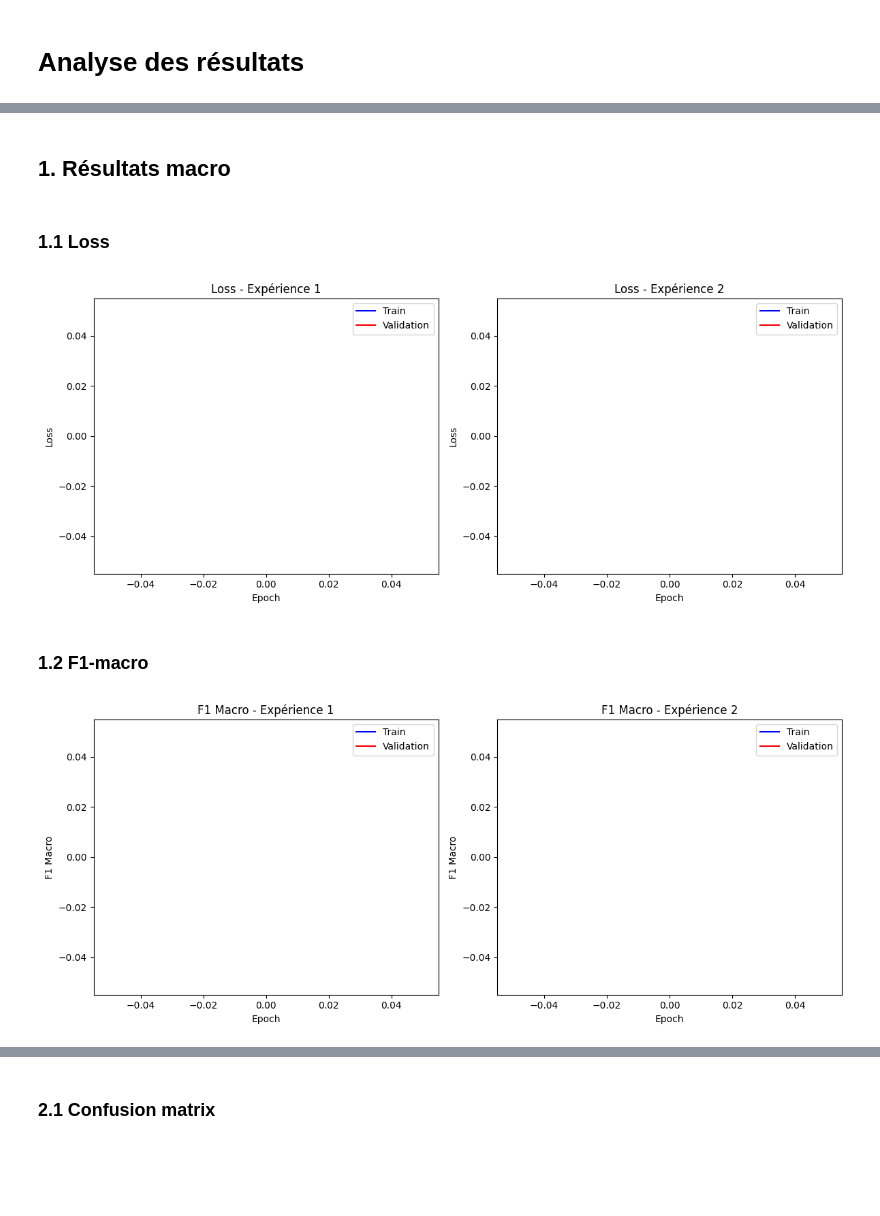
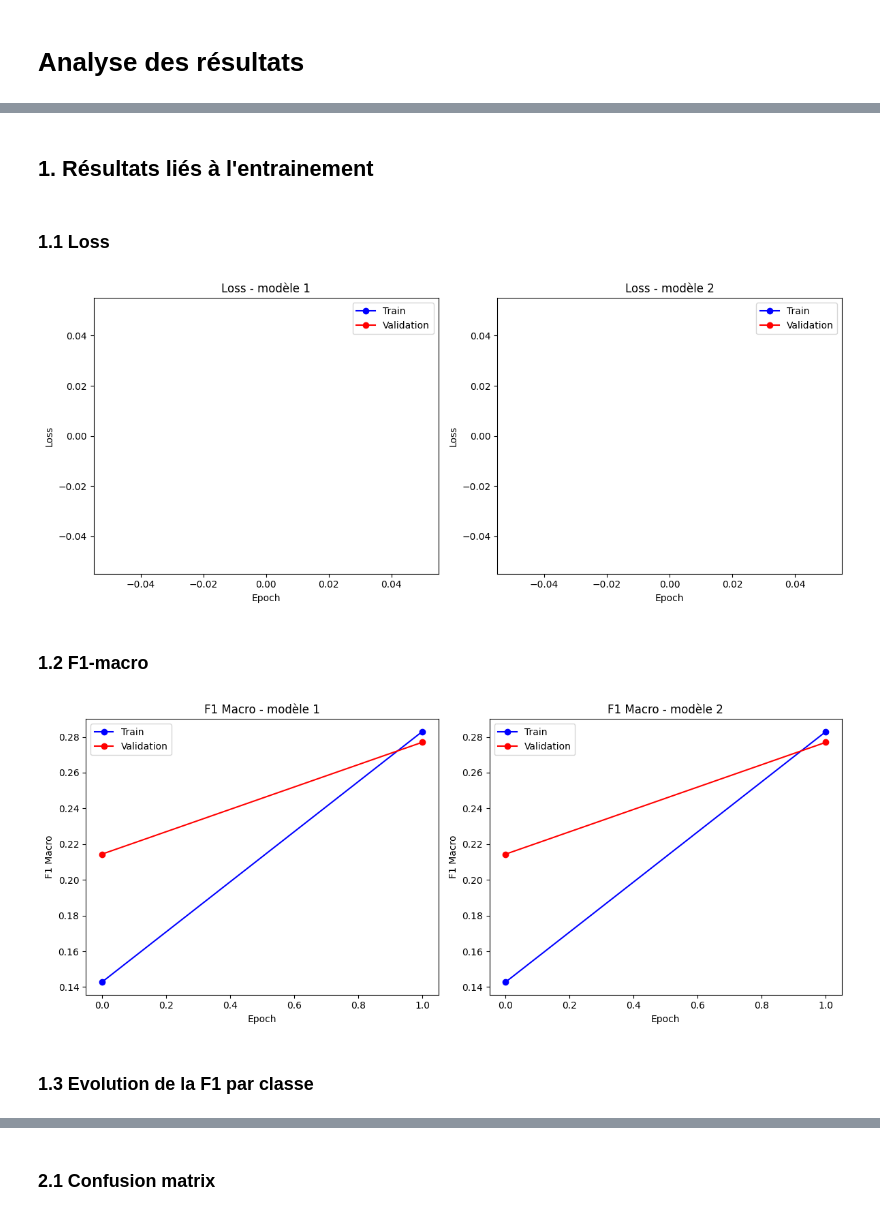
Before and after one commit to alextonon/Hackaton_abeilles_tigres, a Jupyter notebook: notebooks/analyse_résultats.ipynb, the cells around one changed output, grey strips where cells are left out. Drawn from its saved outputs; the diff is of its cells as text; code cells hidden in the pictures; blank space fills up the shorter version.

```diff
--- a/notebooks/analyse_résultats.ipynb
+++ b/notebooks/analyse_résultats.ipynb
@@ -24,0 +30,4 @@ FileNotFoundError: [Errno 2] No such file or directory: 'training_log.csv'
+# %%
+# noms des dossiers de résultats
+resultats_folder_name_ref = "ResnetFineTune_temp_17h27"
+resultats_folder_name_2 = "ResnetFineTune_temp_17h27"
@@ -24,0 +36,4 @@ FileNotFoundError: [Errno 2] No such file or directory: 'training_log.csv'
+# %%
+
+resultats1_path = os.path.join("..", "results", resultats_folder_name_ref)
+resultats2_path = os.path.join("..", "results", resultats_folder_name_2)
@@ -24,0 +186,12 @@ FileNotFoundError: [Errno 2] No such file or directory: 'training_log.csv'
+# %%
+df_log1 = json_to_training_df(os.path.join(resultats1_path, "training_monitor.json"))
+df_log2 = json_to_training_df(os.path.join(resultats2_path, "training_monitor.json"))
+
+df_confusion_matrix1 = pd.read_csv(os.path.join(resultats1_path, "confusion_matrix_epoch_0.csv"))
+df_confusion_matrix2 = pd.read_csv(os.path.join(resultats2_path, "confusion_matrix_epoch_0.csv"))
+
+best_epoch_modele_1 = get_best_epoch(resultats1_path, pattern="best_model_epoch_(\d+).pth")
+best_epoch_modele_2 = get_best_epoch(resultats2_path, pattern="best_model_epoch_(\d+).pth")
+
+df_metrics_per_class1 = json_to_class_metrics_df(os.path.join(resultats1_path, "training_monitor.json"), epoch=best_epoch_modele_1)
+df_metrics_per_class2 = json_to_class_metrics_df(os.path.join(resultats2_path, "training_monitor.json"), epoch=best_epoch_modele_2)
@@ -25,23 +314,23 @@ FileNotFoundError: [Errno 2] No such file or directory: 'training_log.csv'
 # %% [markdown]
-## **1. Résultats macro**
+## **1. Résultats liés à l'entrainement**
 # %% [markdown]
 ### **1.1 Loss**
 # %%
 fig, axes = plt.subplots(1, 2, figsize=(12, 5))
 
 # Log 1
-axes[0].plot(df_log1["epoch"], df_log1["train_loss"], color="blue", label="Train")
-axes[0].plot(df_log1["epoch"], df_log1["val_loss"], color="red", label="Validation")
-axes[0].set_title("Loss - Expérience 1")
+axes[0].plot(df_log1["epoch"], df_log1["train_loss"], marker='o', color="blue", label="Train")
+axes[0].plot(df_log1["epoch"], df_log1["val_loss"], marker='o', color="red", label="Validation")
+axes[0].set_title(f"Loss - {nom_modele_1}")
 axes[0].set_xlabel("Epoch")
 axes[0].set_ylabel("Loss")
 axes[0].legend()
 
 
 # Log 2
-axes[1].plot(df_log2["epoch"], df_log2["train_loss"], color="blue", label="Train")
-axes[1].plot(df_log2["epoch"], df_log2["val_loss"], color="red", label="Validation")
-axes[1].set_title("Loss - Expérience 2")
+axes[1].plot(df_log2["epoch"], df_log2["train_loss"], marker='o', color="blue", label="Train")
+axes[1].plot(df_log2["epoch"], df_log2["val_loss"], marker='o', color="red", label="Validation")
+axes[1].set_title(f"Loss - {nom_modele_2}")
 axes[1].set_xlabel("Epoch")
 axes[1].set_ylabel("Loss")
 axes[1].legend()
@@ -50,31 +339,33 @@ axes[1].legend()
 plt.tight_layout()
 plt.show()
 # %% [output]
-[figure, old version]
+[figure, new version]
 # %% [markdown]
 ### **1.2 F1-macro**
 # %%
 fig, axes = plt.subplots(1, 2, figsize=(12, 5))
 
 # Expérience 1
-axes[0].plot(df_log1["epoch"], df_log1["train_f1_macro"], color="blue", label="Train")
-axes[0].plot(df_log1["epoch"], df_log1["val_f1_macro"], color="red", label="Validation")
-axes[0].set_title("F1 Macro - Expérience 1")
+axes[0].plot(df_log1["epoch"], df_log1["train_f1_macro"], marker='o', color="blue", label="Train")
+axes[0].plot(df_log1["epoch"], df_log1["val_f1_macro"], marker='o', color="red", label="Validation")
+axes[0].set_title(f"F1 Macro - {nom_modele_1}")
 axes[0].set_xlabel("Epoch")
 axes[0].set_ylabel("F1 Macro")
 axes[0].legend()
 
 
 # Expérience 2
-axes[1].plot(df_log2["epoch"], df_log2["train_f1_macro"], color="blue", label="Train")
-axes[1].plot(df_log2["epoch"], df_log2["val_f1_macro"], color="red", label="Validation")
-axes[1].set_title("F1 Macro - Expérience 2")
+axes[1].plot(df_log2["epoch"], df_log2["train_f1_macro"], marker='o', color="blue", label="Train")
+axes[1].plot(df_log2["epoch"], df_log2["val_f1_macro"], marker='o', color="red", label="Validation")
+axes[1].set_title(f"F1 Macro - {nom_modele_2}")
 axes[1].set_xlabel("Epoch")
 axes[1].set_ylabel("F1 Macro")
 axes[1].legend()
 
 
 plt.tight_layout()
 plt.show()
 # %% [output]
-[figure, old version]
+[figure, new version]
+# %% [markdown]
+### **1.3 Evolution de la F1 par classe**
```
Also changed, not shown: parts of 37 cells of this notebook.
